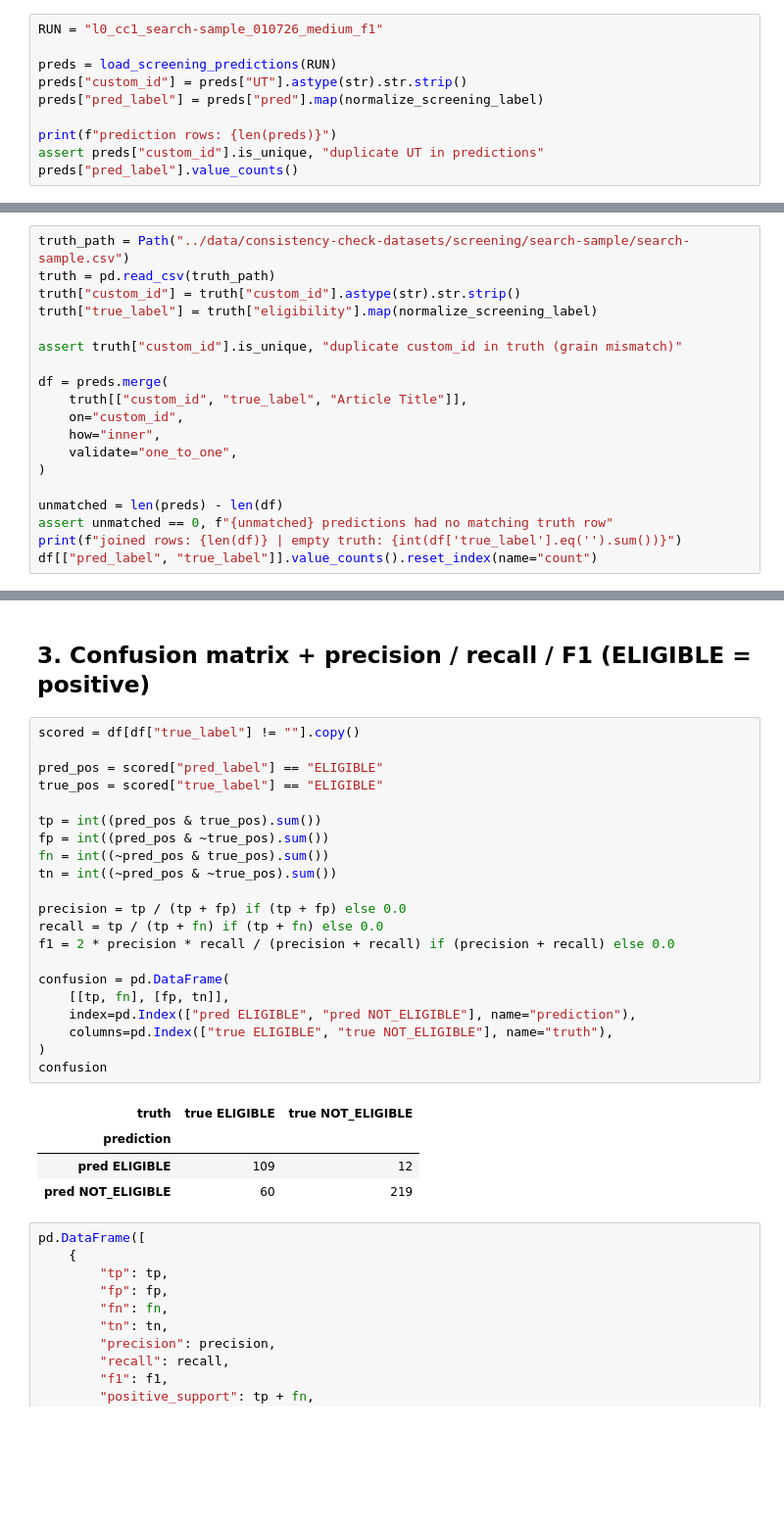
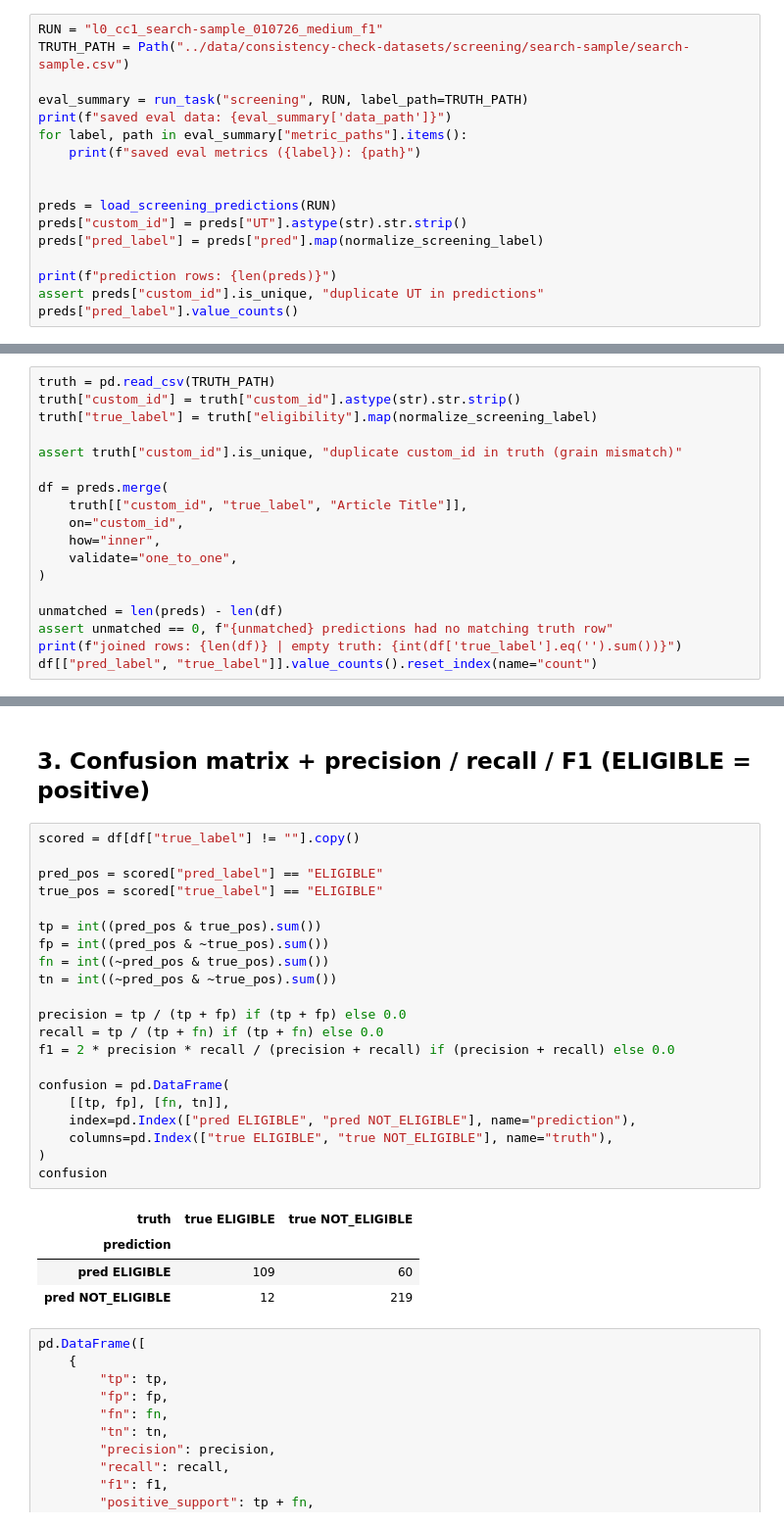
Before and after one commit to hunaindot/biodiversity-change-systematic-map, a Jupyter notebook: notebooks/screening_cc1b.ipynb, the cells around one changed output, grey strips where cells are left out. Shown at 98% size. Saved outputs shown, nothing was run; the diff lists cells and outputs as text; blank space fills up the shorter version.

Commit message:
fixes on screening + coding over KF's feedback

```diff
--- a/notebooks/screening_cc1b.ipynb
+++ b/notebooks/screening_cc1b.ipynb
@@ -19,6 +20,13 @@ from evals_local.normalizers import normalize_screening_label
 per-stage results `s1_r..s4_r`, and sets `pred = NOT_ELIGIBLE` if any stage is 0 else `ELIGIBLE`.
 # %%
 RUN = "l0_cc1_search-sample_010726_medium_f1"
+TRUTH_PATH = Path("../data/consistency-check-datasets/screening/search-sample/search-sample.csv")
+
+eval_summary = run_task("screening", RUN, label_path=TRUTH_PATH)
+print(f"saved eval data: {eval_summary['data_path']}")
+for label, path in eval_summary["metric_paths"].items():
+    print(f"saved eval metrics ({label}): {path}")
+
 
 preds = load_screening_predictions(RUN)
 preds["custom_id"] = preds["UT"].astype(str).str.strip()
@@ -40,8 +51,7 @@ The truth `eligibility` column is normalized with the *same* normalizer as the p
 sides use the identical `ELIGIBLE` / `NOT_ELIGIBLE` format. The join asserts every prediction finds
 exactly one truth row (no missing matches, no grain mismatch).
 # %%
-truth_path = Path("../data/consistency-check-datasets/screening/search-sample/search-sample.csv")
-truth = pd.read_csv(truth_path)
+truth = pd.read_csv(TRUTH_PATH)
 truth["custom_id"] = truth["custom_id"].astype(str).str.strip()
 truth["true_label"] = truth["eligibility"].map(normalize_screening_label)
 
@@ -70,29 +80,29 @@ joined rows: 400 | empty truth: 0
 # %%
 scored = df[df["true_label"] != ""].copy()
 
 pred_pos = scored["pred_label"] == "ELIGIBLE"
 true_pos = scored["true_label"] == "ELIGIBLE"
 
 tp = int((pred_pos & true_pos).sum())
 fp = int((pred_pos & ~true_pos).sum())
 fn = int((~pred_pos & true_pos).sum())
 tn = int((~pred_pos & ~true_pos).sum())
 
 precision = tp / (tp + fp) if (tp + fp) else 0.0
 recall = tp / (tp + fn) if (tp + fn) else 0.0
 f1 = 2 * precision * recall / (precision + recall) if (precision + recall) else 0.0
 
 confusion = pd.DataFrame(
-    [[tp, fn], [fp, tn]],
+    [[tp, fp], [fn, tn]],
     index=pd.Index(["pred ELIGIBLE", "pred NOT_ELIGIBLE"], name="prediction"),
     columns=pd.Index(["true ELIGIBLE", "true NOT_ELIGIBLE"], name="truth"),
 )
 confusion
 # %% [output]
 | truth | true ELIGIBLE | true NOT_ELIGIBLE |
 | prediction |  |  |
-| pred ELIGIBLE | 109 | 12 |
-| pred NOT_ELIGIBLE | 60 | 219 |
+| pred ELIGIBLE | 109 | 60 |
+| pred NOT_ELIGIBLE | 12 | 219 |
 # %%
 pd.DataFrame([
     {
```
Also changed, not shown: parts of 15 cells of this notebook, 21 other files.
